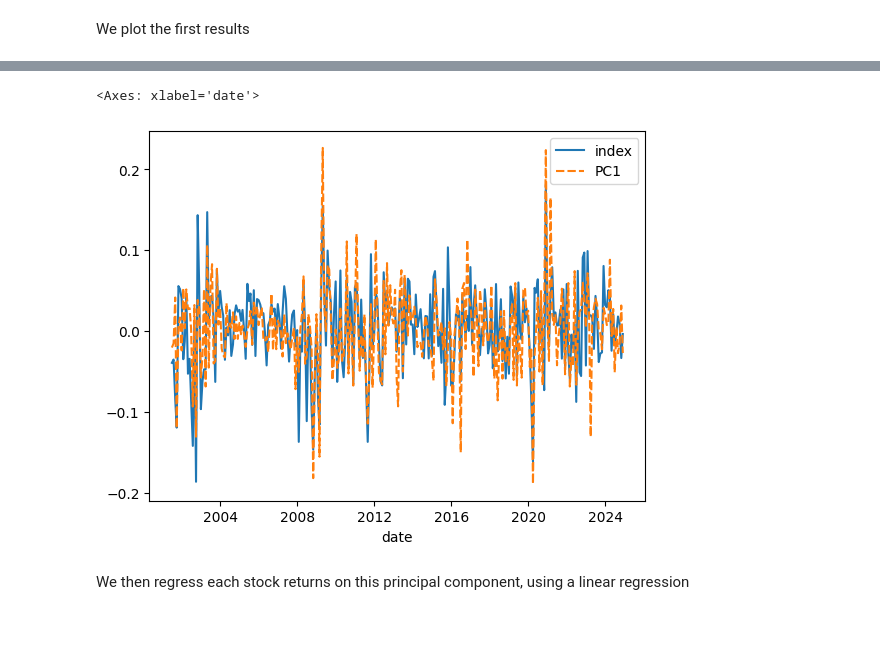
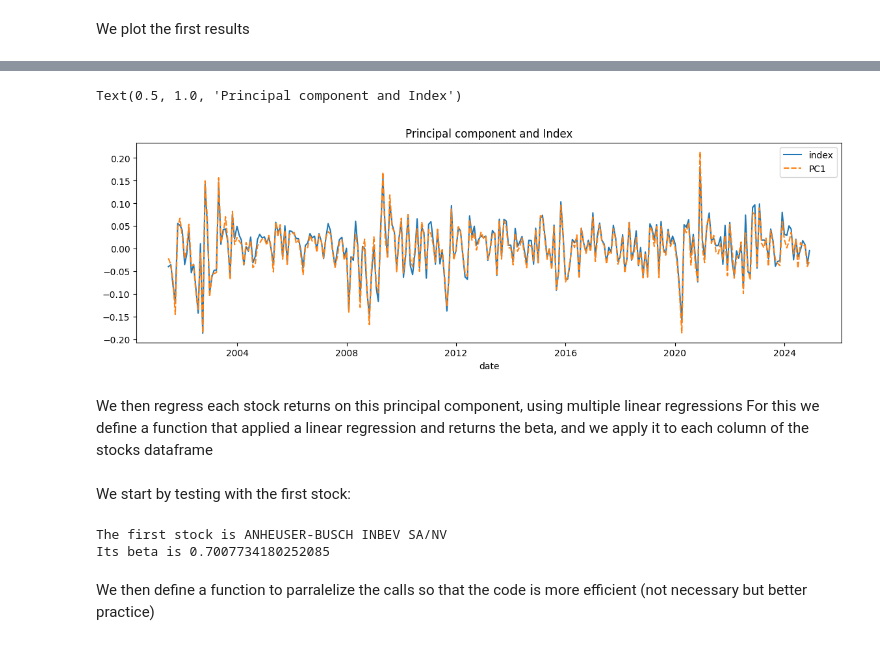
Before and after one commit to faunebl/core_equity_factors, a Jupyter notebook: src/main.ipynb, the cells around one changed output, grey strips where cells are left out. Drawn from its saved outputs; the diff is of its cells as text; code cells hidden in the pictures.

```diff
--- a/src/main.ipynb
+++ b/src/main.ipynb
@@ -69,10 +94,13 @@ Principal component std : 0.0596517537500593
 Index std : 0.05220421089896673
 # %%
-pc1_rescaled = pl.DataFrame(pc1).select(pl.col('PC1').mul(index.select('index').std().to_series().to_list()[0]/pc1.std()))
+pc1 = pl.DataFrame(pc1).select(pl.col('PC1').mul(index.select('index').std().to_series().to_list()[0]/pc1.std()))
-# %%
-sns.lineplot(index.with_columns(pc1_rescaled).to_pandas().set_index('date'))
-# %% [output]
-<Axes: xlabel='date'>
-[figure, removed]
+# %%
+plt.figure(figsize=(14,4))
+sns.lineplot(index.with_columns(pc1).to_pandas().set_index('date'))
+plt.title('Principal component and Index')
+# %% [output]
+Text(0.5, 1.0, 'Principal component and Index')
+[figure, added]
 # %% [markdown]
-We then regress each stock returns on this principal component, using a linear regression
+We then regress each stock returns on this principal component, using multiple linear regressions
+For this we define a function that applied a linear regression and returns the beta, and we apply it to each column of the stocks dataframe
@@ -78,0 +112,9 @@ We then regress each stock returns on this principal component, using a linear r
+# %% [markdown]
+We start by testing with the first stock:
+# %%
+print("The first stock is", stocks.drop('date').columns[0], f"\nIts beta is {get_beta(stocks.drop('date').columns[0])}")
+# %% [output]
+The first stock is ANHEUSER-BUSCH INBEV SA/NV
+Its beta is 0.7007734180252085
+# %% [markdown]
+We then define a function to parralelize the calls so that the code is more efficient (not necessary but better practice)
```
Also changed, not shown: parts of 15 cells of this notebook.
